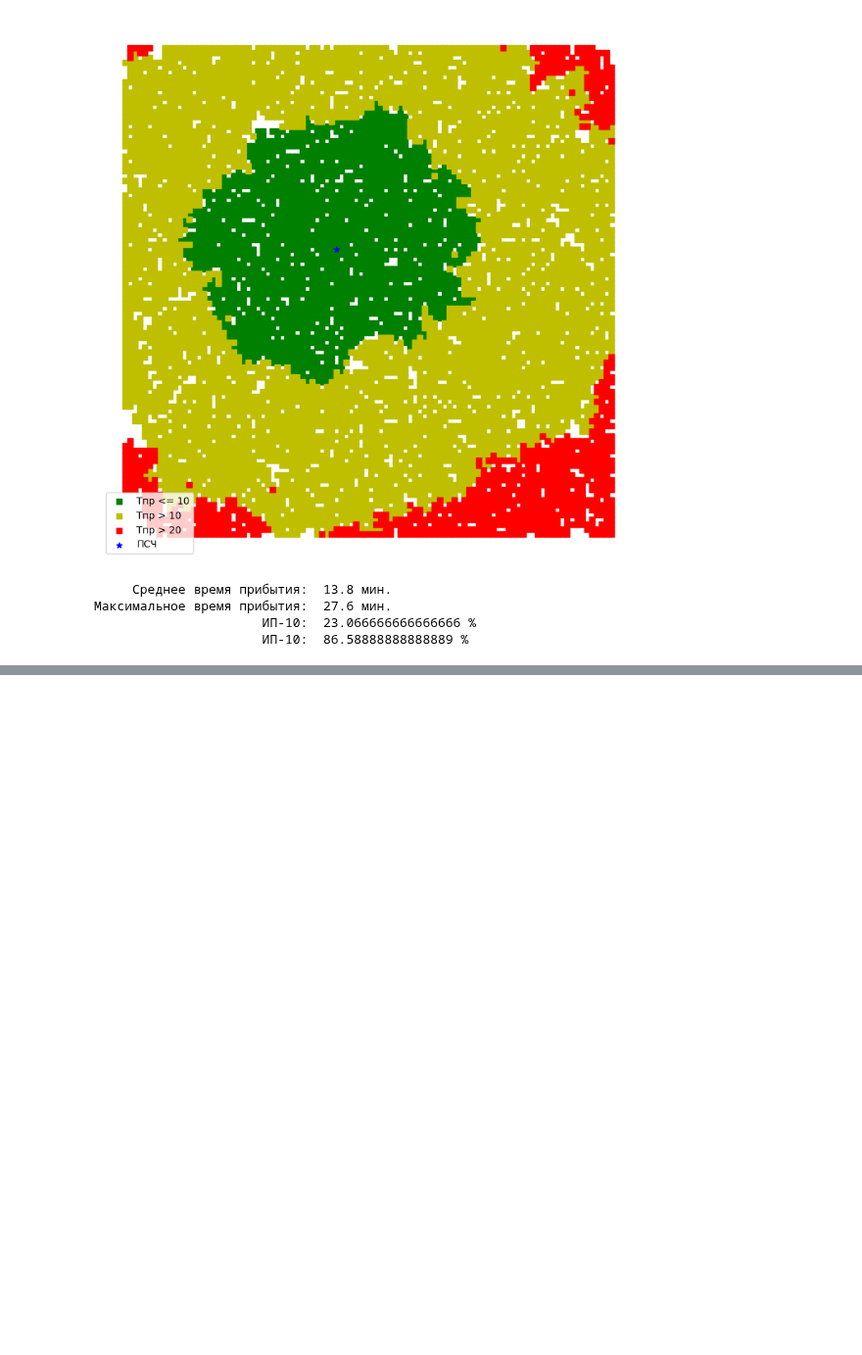
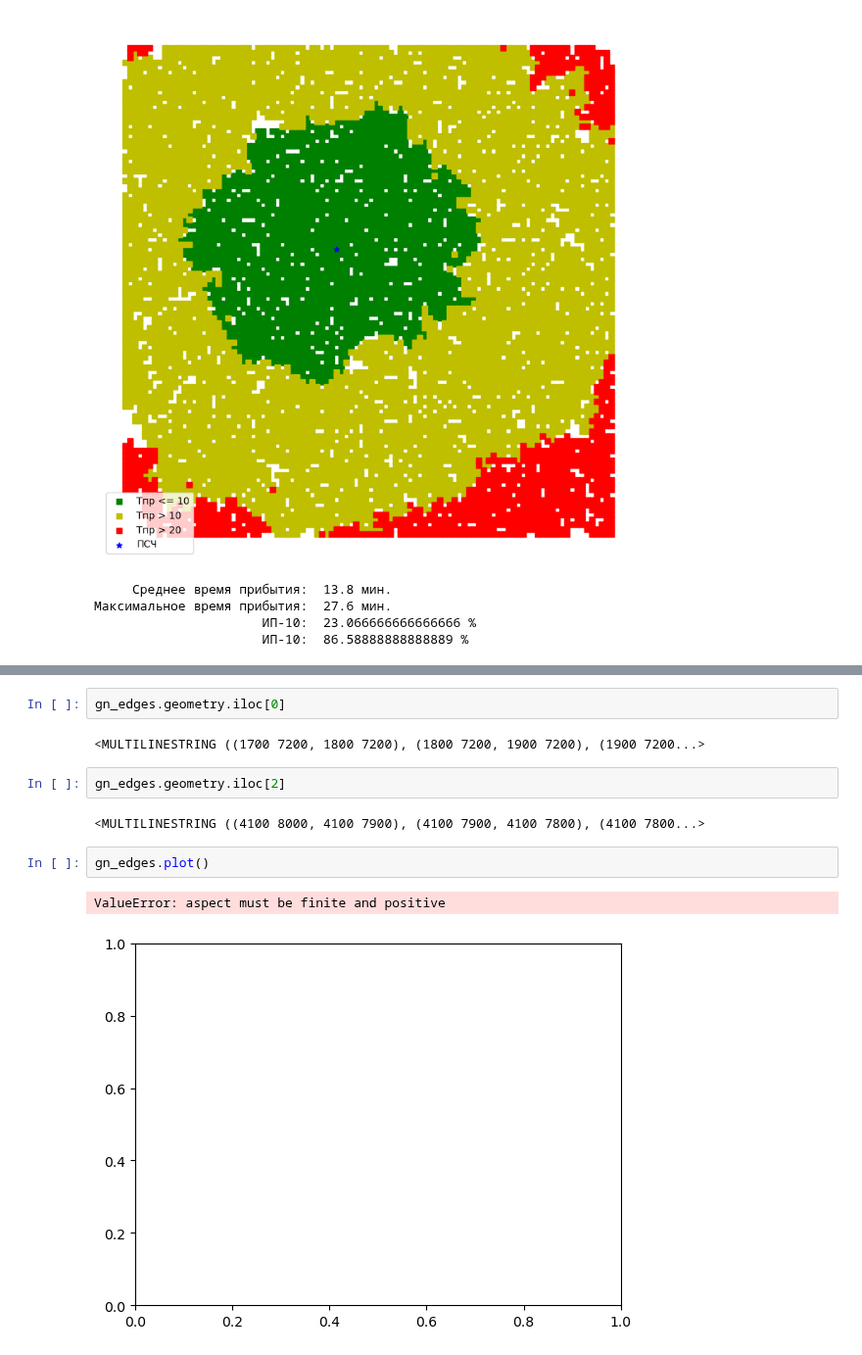
Before and after one commit to Obsidian-pb/genesis, a Jupyter notebook: work/genesis/grid_graphs_test.ipynb, the cells around one changed output, grey strips where cells are left out. Shown at 98% size. Drawn from its saved outputs; the diff is of its cells as text; blank space fills up the shorter version.

```diff
--- a/work/genesis/grid_graphs_test.ipynb
+++ b/work/genesis/grid_graphs_test.ipynb
@@ -278,0 +341,13 @@ print_results(g_nodes, {best_nodes: 'full'}, figsize=(10,10))
+# %%
+gn_edges.geometry.iloc[0]
+# %% [output]
+<MULTILINESTRING ((1700 7200, 1800 7200), (1800 7200, 1900 7200), (1900 7200...>
+# %%
+gn_edges.geometry.iloc[2]
+# %% [output]
+<MULTILINESTRING ((4100 8000, 4100 7900), (4100 7900, 4100 7800), (4100 7800...>
+# %%
+gn_edges.plot()
+# %% [output]
+ValueError: aspect must be finite and positive
+[figure, added]
```
Also changed, not shown: parts of 6 cells of this notebook.
